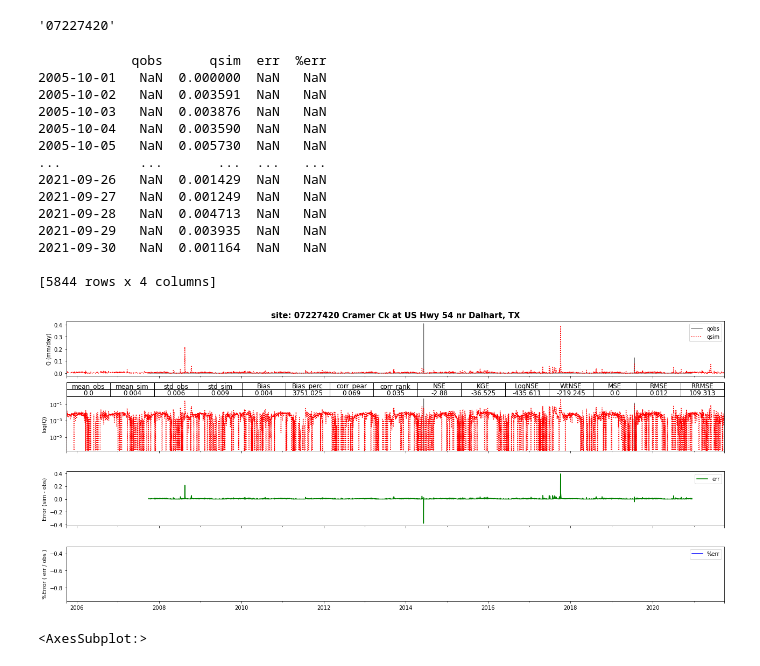
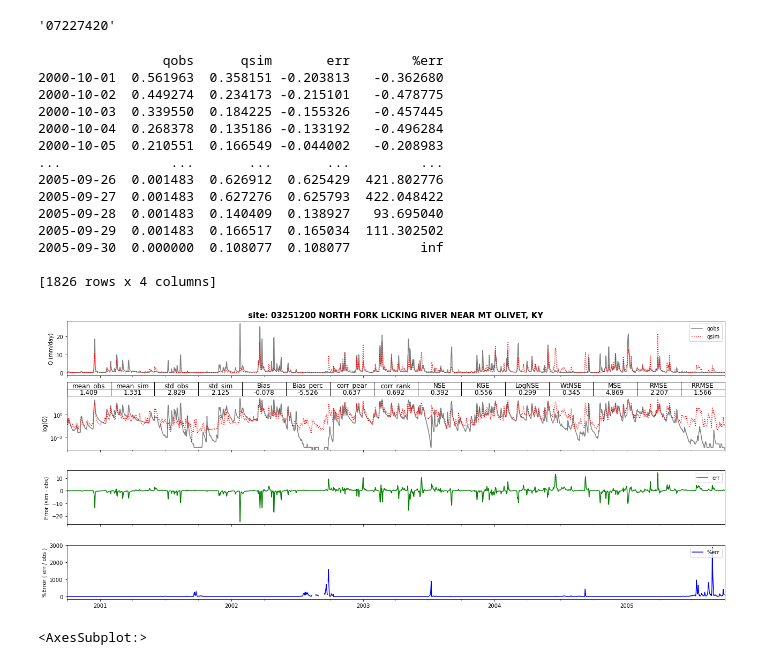
Before and after one commit to amazroo/ealstm_regional_modeling, a Jupyter notebook: notebooks/Evaluate_EALSTM.ipynb, the cells around one changed output. Cells and saved outputs as stored; diff of their text form; code cells hidden in the pictures.

```diff
--- a/notebooks/Evaluate_EALSTM.ipynb
+++ b/notebooks/Evaluate_EALSTM.ipynb
@@ -23,7 +23,7 @@ extent_conus = [-122, -73, 22, 50]
 # %%
 %%time
 list_basins = pd.read_csv('/glade/u/home/mazrooei/work/USGS/usgs_ealstm/ealstm_regional_modeling/data/basin_list.txt', dtype=str, names=['site_no']).site_no.to_list()
-data_LSTM = pd.read_pickle('/glade/u/home/mazrooei/work/USGS/usgs_ealstm/ealstm_regional_modeling/runs/run_2903_2008_seed588170/ealstm_seed588170.p')
+data_LSTM = pd.read_pickle('/glade/u/home/mazrooei/work/USGS/usgs_ealstm/ealstm_regional_modeling/runs/run_conus404_gagesII_trained_on_2005_2020/ealstm_seed95734.p')
 
 usgs_meta = pd.read_csv("/glade/p/cisl/nwc/nwm_verification_obs/streamflow_usgs/obsStrMeta.csv", dtype={'site_no': str}, index_col=0).set_index('site_no')
 usgs_meta = usgs_meta.sort_index()
@@ -55,11 +55,20 @@ def my_verif(obs, sim):
     corr_pear = obs.corr(sim)
     corr_rank = obs.corr(sim, method='spearman')
 
-    KGE_alpha = sim_std  / obs_std
-    KGE_beta  = sim_mean / obs_mean
+    if obs_std != 0:
+        KGE_alpha = np.float64(sim_std)  / obs_std
+        NSE_C = (Bias / obs_std)**2
+    else:
+        KGE_alpha = np.nan
+        NSE_C = np.nan
+
+    if obs_mean != 0:
+        KGE_beta = np.float64(sim_mean) / obs_mean
+    else:
+        KGE_beta = np.nan
+
     NSE_A = corr_pear**2
     NSE_B = (corr_pear - KGE_alpha)**2
-    NSE_C = (Bias / obs_std)**2
 
     NSE = 1-( np.sum(Err**2) / np.sum((obs-obs_mean)**2) )
     KGE = 1-( np.sqrt( (corr_pear-1)**2 + (KGE_alpha-1)**2 + (KGE_beta-1)**2 ) )
@@ -192,45 +223,45 @@ Metrics.NSE.idxmin()
 # %% [output]
 '07227420'
 # %%
-s = '07227420'
+s = '03251200'
 df = data_LSTM[s]
 df['err'] = df.qsim - df.qobs
 df['%err'] = df.err / df.qobs
 verif = my_verif(df.qobs, df.qsim).iloc[:, :15]
 print(df)
 fig, axes = plt.subplots(nrows=4, ncols=1, figsize=(18,8))
 df.plot.line(ax=axes[0], use_index=True, sharex=True,  y=['qobs','qsim'], color={"qobs":"gray", 'qsim':'red'}, style=['-',':'], logy=False).legend(loc='upper right')
 df.plot.line(ax=axes[1], y=['qobs','qsim'], color={"qobs":"gray", 'qsim':'red'}, style=['-',':'], logy=True, legend=False)
 df.plot.line(ax=axes[2], y=['err'], color={"err":"green"}, style=['-'], legend=True).legend(loc='upper right')
 df.plot.line(ax=axes[3], y=['%err'], color={"%err":"blue"}, style=['-'], legend=True).legend(loc='upper right')
 axes[0].set_ylabel('Q (mm/day)')
 axes[1].set_ylabel('log(Q)')
 axes[2].set_ylabel('Error (sim - obs)')
 axes[3].set_ylabel('%Error ( err / obs )')
 axes[1].set_xlabel('Date')
 axes[0].set_title('site: '+s+' '+usgs_short.station_nm.loc[s], fontsize=15, fontweight='bold')
 # axes[3].axis('off')
 
 tbl = axes[1].table(cellText=verif.values.round(3), colLabels=list(verif.columns), loc='top', cellLoc='center' ) #pd.plotting.table(ax=axes[3], data=verif.iloc[:, :10], fontsize=47)
 tbl.auto_set_font_size(False)
 tbl.set_fontsize(12)
 plt.tight_layout()
 # %% [output]
-            qobs      qsim  err  %err
-2005-10-01   NaN  0.000000  NaN   NaN
-2005-10-02   NaN  0.003591  NaN   NaN
-2005-10-03   NaN  0.003876  NaN   NaN
-2005-10-04   NaN  0.003590  NaN   NaN
-2005-10-05   NaN  0.005730  NaN   NaN
-...          ...       ...  ...   ...
-2021-09-26   NaN  0.001429  NaN   NaN
-2021-09-27   NaN  0.001249  NaN   NaN
-2021-09-28   NaN  0.004713  NaN   NaN
-2021-09-29   NaN  0.003935  NaN   NaN
-2021-09-30   NaN  0.001164  NaN   NaN
+                qobs      qsim       err        %err
+2000-10-01  0.561963  0.358151 -0.203813   -0.362680
+2000-10-02  0.449274  0.234173 -0.215101   -0.478775
+2000-10-03  0.339550  0.184225 -0.155326   -0.457445
+2000-10-04  0.268378  0.135186 -0.133192   -0.496284
+2000-10-05  0.210551  0.166549 -0.044002   -0.208983
+...              ...       ...       ...         ...
+2005-09-26  0.001483  0.626912  0.625429  421.802776
+2005-09-27  0.001483  0.627276  0.625793  422.048422
+2005-09-28  0.001483  0.140409  0.138927   93.695040
+2005-09-29  0.001483  0.166517  0.165034  111.302502
+2005-09-30  0.000000  0.108077  0.108077         inf
 
-[5844 rows x 4 columns]
+[1826 rows x 4 columns]
-[figure, old version]
+[figure, new version]
 # %%
 df.qobs.plot()
 # %% [output]
```
Also changed, not shown: parts of 8 cells of this notebook.
